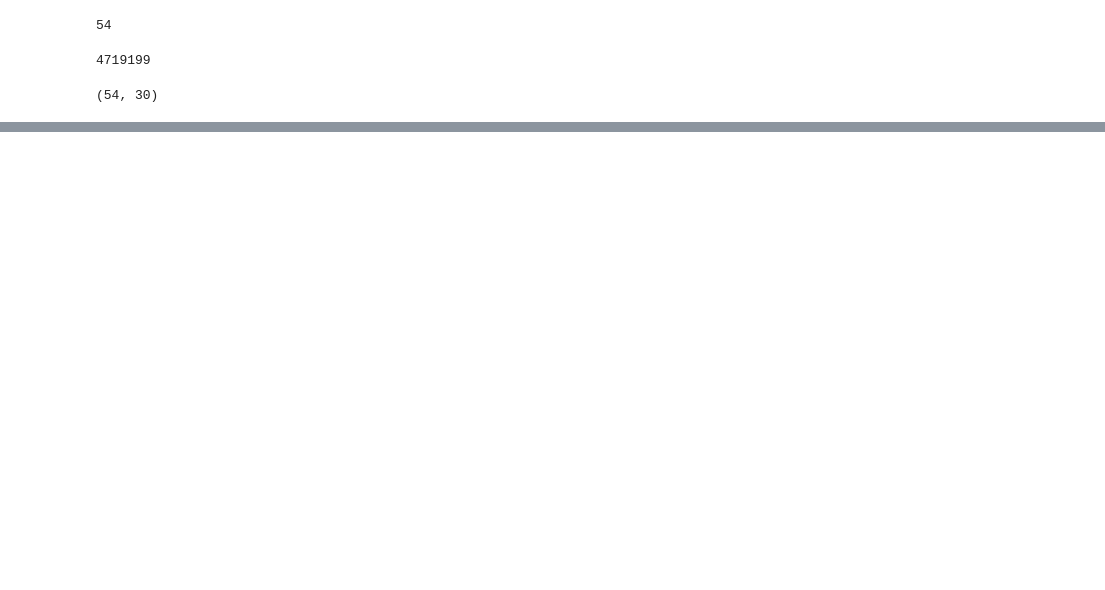
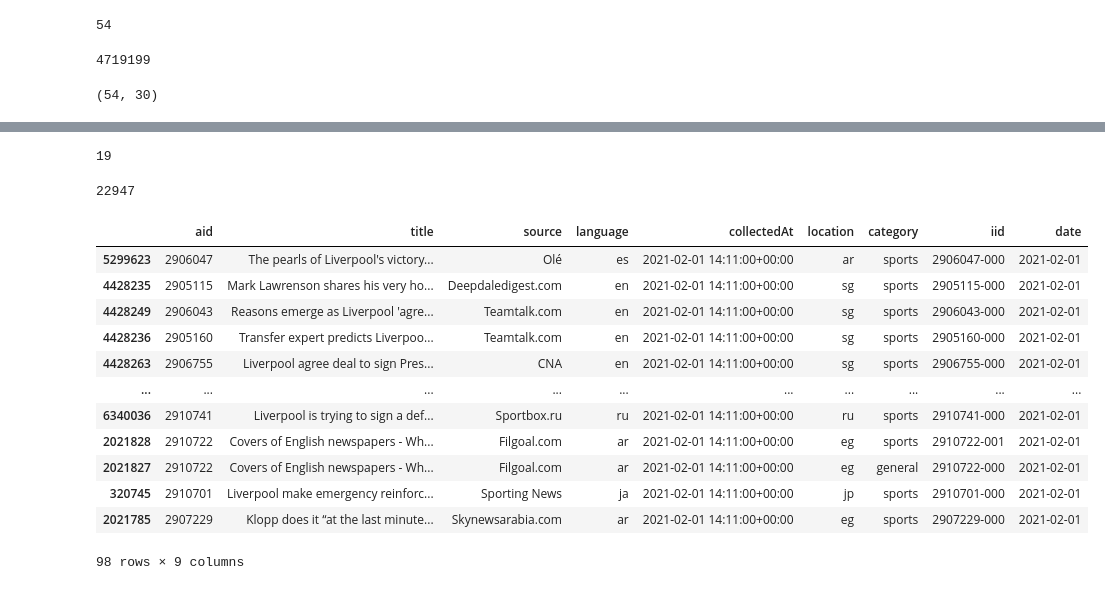
Before and after one commit to felixludos/babel-briefings, a Jupyter notebook: notebooks/keyword.ipynb, the cells around one changed output, grey strips where cells are left out. Cells and saved outputs as stored; diff of their text form; code cells hidden in the pictures; blank space fills up the shorter version.

```diff
--- a/notebooks/keyword.ipynb
+++ b/notebooks/keyword.ipynb
@@ -813,0 +241,3 @@ Group 2: ['positive reviews']
+# %%
+target = datetime(2021, 2, 1).date()
+# df[df['date'] == target]
@@ -813,0 +277,26 @@ Group 2: ['positive reviews']
+# %%
+keywords['aung']
+# %% [output]
+19
+# %%
+token = 'liverpool'
+included = [ID for ID, bag in all_bags.items() if token in bag]
+len(included)
+# %% [output]
+22947
+# %%
+df[df['aid'].isin(included)][df['date'] == target]
+# %% [output]
+|  | aid | title | source | language | collectedAt | location | category | iid | date |
+| 5299623 | 2906047 | The pearls of Liverpool's victory... | Olé | es | 2021-02-01 14:11:00+00:00 | ar | sports | 2906047-000 | 2021-02-01 |
+| 4428235 | 2905115 | Mark Lawrenson shares his very ho... | Deepdaledigest.com | en | 2021-02-01 14:11:00+00:00 | sg | sports | 2905115-000 | 2021-02-01 |
+| 4428249 | 2906043 | Reasons emerge as Liverpool 'agre... | Teamtalk.com | en | 2021-02-01 14:11:00+00:00 | sg | sports | 2906043-000 | 2021-02-01 |
+| 4428236 | 2905160 | Transfer expert predicts Liverpoo... | Teamtalk.com | en | 2021-02-01 14:11:00+00:00 | sg | sports | 2905160-000 | 2021-02-01 |
+| 4428263 | 2906755 | Liverpool agree deal to sign Pres... | CNA | en | 2021-02-01 14:11:00+00:00 | sg | sports | 2906755-000 | 2021-02-01 |
+| ... | ... | ... | ... | ... | ... | ... | ... | ... | ... |
+| 6340036 | 2910741 | Liverpool is trying to sign a def... | Sportbox.ru | ru | 2021-02-01 14:11:00+00:00 | ru | sports | 2910741-000 | 2021-02-01 |
+| 2021828 | 2910722 | Covers of English newspapers - Wh... | Filgoal.com | ar | 2021-02-01 14:11:00+00:00 | eg | sports | 2910722-001 | 2021-02-01 |
+| 2021827 | 2910722 | Covers of English newspapers - Wh... | Filgoal.com | ar | 2021-02-01 14:11:00+00:00 | eg | general | 2910722-000 | 2021-02-01 |
+| 320745 | 2910701 | Liverpool make emergency reinforc... | Sporting News | ja | 2021-02-01 14:11:00+00:00 | jp | sports | 2910701-000 | 2021-02-01 |
+| 2021785 | 2907229 | Klopp does it “at the last minute... | Skynewsarabia.com | ar | 2021-02-01 14:11:00+00:00 | eg | sports | 2907229-000 | 2021-02-01 |
+98 rows × 9 columns
```
Also changed, not shown: parts of 80 cells of this notebook, 1 other file.
